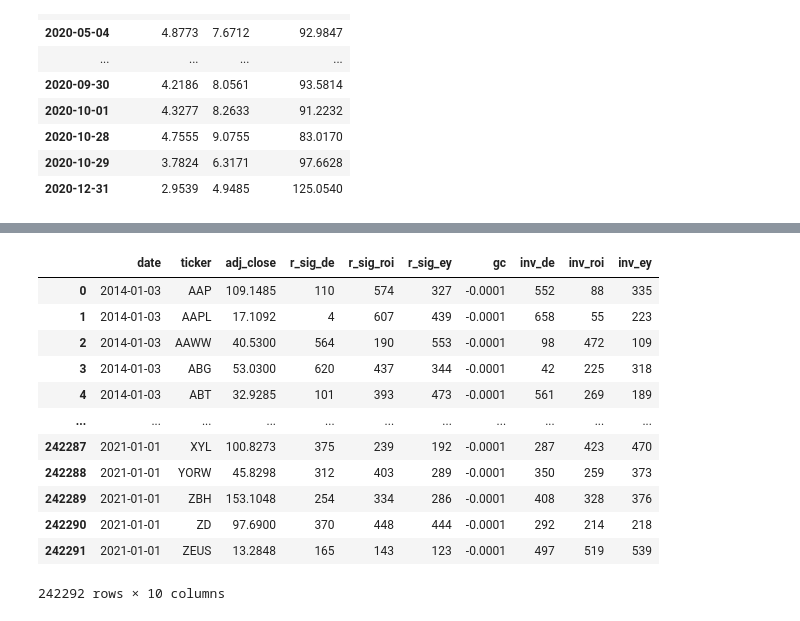
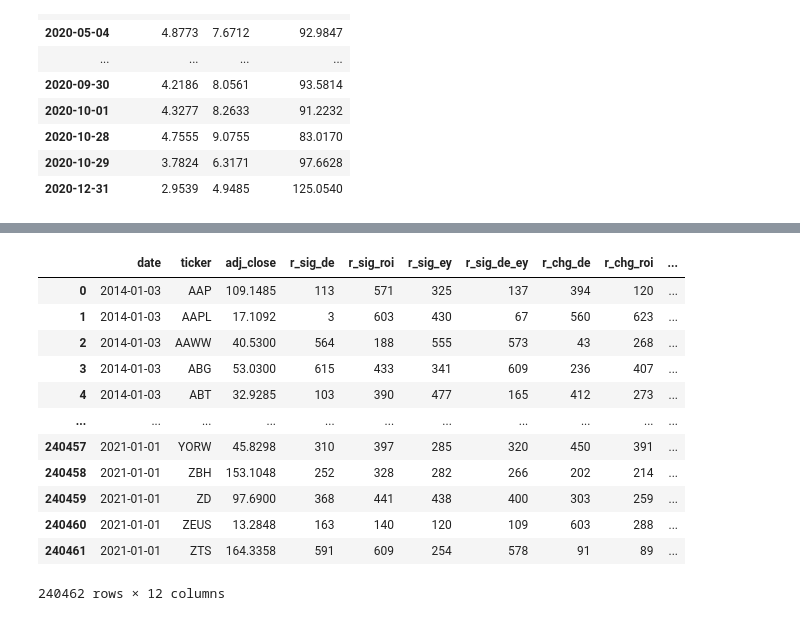
Before and after one commit to philipwlee/regquant, a Jupyter notebook: hw3_ratio_quantiles/hw3_ratio_quantiles_philip_lee_12129240.ipynb, the cells around one changed output, grey strips where cells are left out. Drawn from its saved outputs; the diff is of its cells as text; code cells hidden in the pictures.

```diff
--- a/hw3_ratio_quantiles/hw3_ratio_quantiles_philip_lee_12129240.ipynb
+++ b/hw3_ratio_quantiles/hw3_ratio_quantiles_philip_lee_12129240.ipynb
@@ -391,8 +471,8 @@ dtype: bool
 # %%
-cols = ["ticker", "date", "debt_mkt_cap", "roi", "earnings_yield"]
+cols = ["ticker", "debt_mkt_cap", "roi", "earnings_yield", "de_ey"]
 
 center_of_mass = 5
 ewm_ind = eodz[cols].groupby("ticker").ewm(com=center_of_mass).mean()
 
-signal_cols = ["sig_de", "sig_roi", "sig_ey"]
+signal_cols = ["sig_de", "sig_roi", "sig_ey", "sig_de_ey"]
 eodz[signal_cols] = ewm_ind.reset_index(level=0, drop=True).sort_index()
@@ -398,0 +485,5 @@ eodz[signal_cols] = ewm_ind.reset_index(level=0, drop=True).sort_index()
+# %%
+chgs = eodz[["ticker"] + signal_cols].groupby("ticker").diff(5)
+
+chg_cols = ["chg_de", "chg_roi", "chg_ey", "chg_de_ey"]
+eodz[chg_cols] = chgs.reset_index(level=0, drop=True).sort_index()
@@ -400,9 +497,11 @@ eodz[signal_cols] = ewm_ind.reset_index(level=0, drop=True).sort_index()
 def rank_assignment(df, field):
     """Assigns quantiles to each field
     Fills NaN values as 5 to not interfere with trading logic."""
-    df[f"r_{field}"] = df[field].rank().astype(int)
-    return df
+    return df[field].rank().astype(int)
 
-eodz = eodz.groupby("date").apply(rank_assignment, field="sig_de")
-eodz = eodz.groupby("date").apply(rank_assignment, field="sig_roi")
-eodz = eodz.groupby("date").apply(rank_assignment, field="sig_ey")
+eodz = eodz[eodz["date"]>"2014"]
+
+fields = ["sig_de", "sig_roi", "sig_ey", "sig_de_ey",
+          "chg_de", "chg_roi", "chg_ey", "chg_de_ey"]
+for f in fields:
+    eodz[f"r_{f}"] = eodz.groupby("date").apply(rank_assignment, field=f).reset_index(level=0, drop=True)
@@ -409,6 +514,7 @@ eodz = eodz.groupby("date").apply(rank_assignment, field="sig_ey")
 # %%
-eodz_cols = ["date", "ticker", "adj_close", "q_sig_de", "q_sig_roi", "q_sig_ey"]
-eodz_cols = ["date", "ticker", "adj_close", "r_sig_de", "r_sig_roi", "r_sig_ey"]
+eodz_cols = ["date", "ticker", "adj_close",
+             "r_sig_de", "r_sig_roi", "r_sig_ey", "r_sig_de_ey",
+             "r_chg_de", "r_chg_roi", "r_chg_ey", "r_chg_de_ey"]
 
 trading_df = eodz[eodz_cols].copy(deep=True)
 gc_rate = (rates["gc"] / 52).rolling(30).mean().to_frame().reset_index().rename(columns={"Date": "date"})
@@ -420,24 +526,28 @@ trading_df = trading_df.reset_index(level=0, drop=True)
 trading_df.sort_values(["date","ticker"], inplace=True)
 trading_df.reset_index(inplace=True)
 # %%
-cols = ["r_sig_de", "r_sig_roi", "r_sig_ey"]
-invs = ["inv_de", "inv_roi", "inv_ey"]
+include_inverses = False
 
-top_rank = trading_df["r_sig_de"].max()
+if include_inverses:
+    cols = ["r_sig_de", "r_sig_roi", "r_sig_ey", "r_sig_de_ey"]
+    invs = ["inv_de", "inv_roi", "inv_ey", "inv_de_ey"]
 
-trading_df[invs] = top_rank - trading_df[cols]
+    top_rank = trading_df["r_sig_de"].max()
+
+    trading_df[invs] = top_rank - trading_df[cols]
+
 trading_df
 # %% [output]
-|  | date | ticker | adj_close | r_sig_de | r_sig_roi | r_sig_ey | gc | inv_de | inv_roi | inv_ey |
-| 0 | 2014-01-03 | AAP | 109.1485 | 110 | 574 | 327 | -0.0001 | 552 | 88 | 335 |
-| 1 | 2014-01-03 | AAPL | 17.1092 | 4 | 607 | 439 | -0.0001 | 658 | 55 | 223 |
-| 2 | 2014-01-03 | AAWW | 40.5300 | 564 | 190 | 553 | -0.0001 | 98 | 472 | 109 |
-| 3 | 2014-01-03 | ABG | 53.0300 | 620 | 437 | 344 | -0.0001 | 42 | 225 | 318 |
-| 4 | 2014-01-03 | ABT | 32.9285 | 101 | 393 | 473 | -0.0001 | 561 | 269 | 189 |
+|  | date | ticker | adj_close | r_sig_de | r_sig_roi | r_sig_ey | r_sig_de_ey | r_chg_de | r_chg_roi | ... |
+| 0 | 2014-01-03 | AAP | 109.1485 | 113 | 571 | 325 | 137 | 394 | 120 | ... |
+| 1 | 2014-01-03 | AAPL | 17.1092 | 3 | 603 | 430 | 67 | 560 | 623 | ... |
+| 2 | 2014-01-03 | AAWW | 40.5300 | 564 | 188 | 555 | 573 | 43 | 268 | ... |
+| 3 | 2014-01-03 | ABG | 53.0300 | 615 | 433 | 341 | 609 | 236 | 407 | ... |
+| 4 | 2014-01-03 | ABT | 32.9285 | 103 | 390 | 477 | 165 | 412 | 273 | ... |
 | ... | ... | ... | ... | ... | ... | ... | ... | ... | ... | ... |
-| 242287 | 2021-01-01 | XYL | 100.8273 | 375 | 239 | 192 | -0.0001 | 287 | 423 | 470 |
-| 242288 | 2021-01-01 | YORW | 45.8298 | 312 | 403 | 289 | -0.0001 | 350 | 259 | 373 |
-| 242289 | 2021-01-01 | ZBH | 153.1048 | 254 | 334 | 286 | -0.0001 | 408 | 328 | 376 |
-| 242290 | 2021-01-01 | ZD | 97.6900 | 370 | 448 | 444 | -0.0001 | 292 | 214 | 218 |
-| 242291 | 2021-01-01 | ZEUS | 13.2848 | 165 | 143 | 123 | -0.0001 | 497 | 519 | 539 |
+| 240457 | 2021-01-01 | YORW | 45.8298 | 310 | 397 | 285 | 320 | 450 | 391 | ... |
+| 240458 | 2021-01-01 | ZBH | 153.1048 | 252 | 328 | 282 | 266 | 202 | 214 | ... |
+| 240459 | 2021-01-01 | ZD | 97.6900 | 368 | 441 | 438 | 400 | 303 | 259 | ... |
+| 240460 | 2021-01-01 | ZEUS | 13.2848 | 163 | 140 | 120 | 109 | 603 | 288 | ... |
+| 240461 | 2021-01-01 | ZTS | 164.3358 | 591 | 609 | 254 | 578 | 91 | 89 | ... |
-242292 rows × 10 columns
+240462 rows × 12 columns
```
Also changed, not shown: parts of 36 cells of this notebook.
